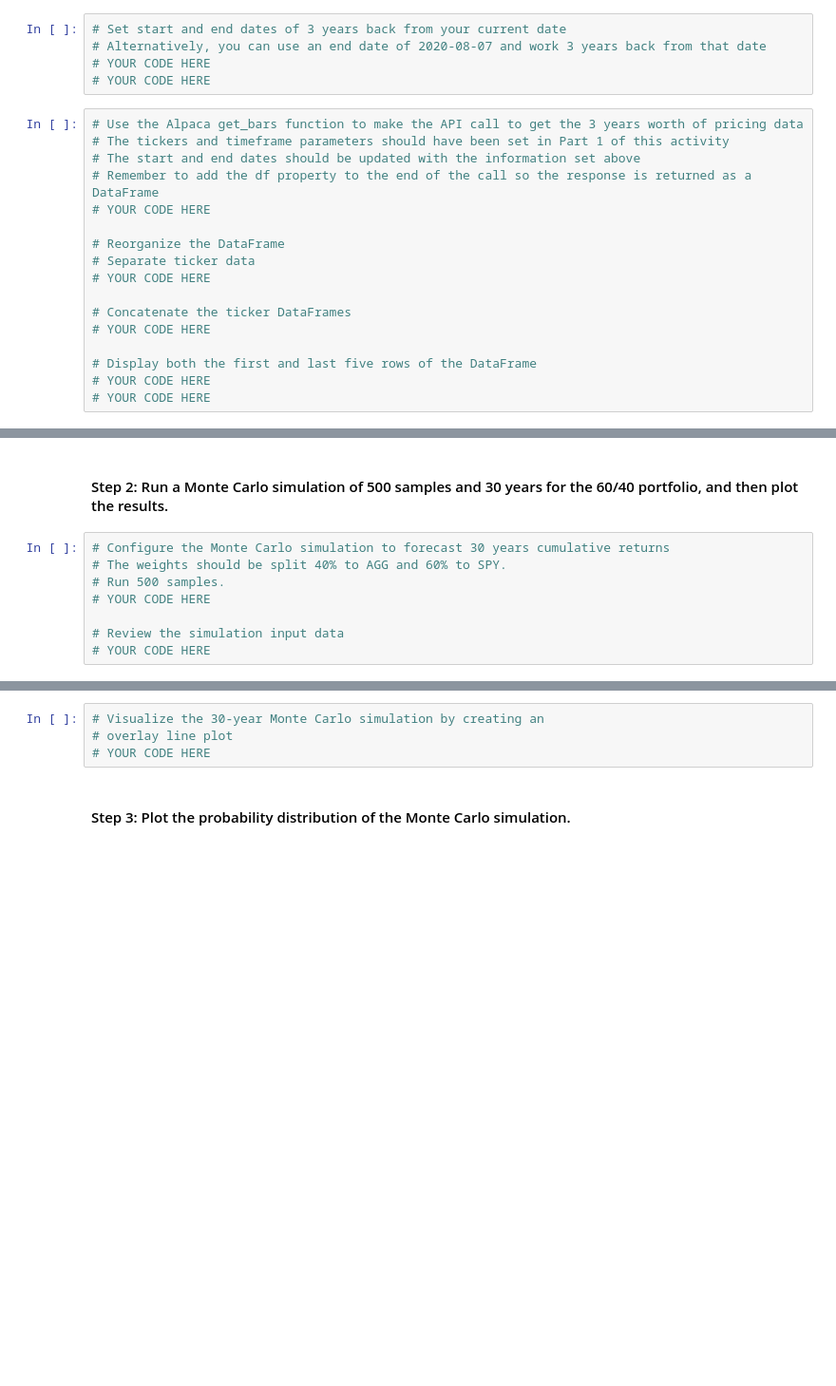
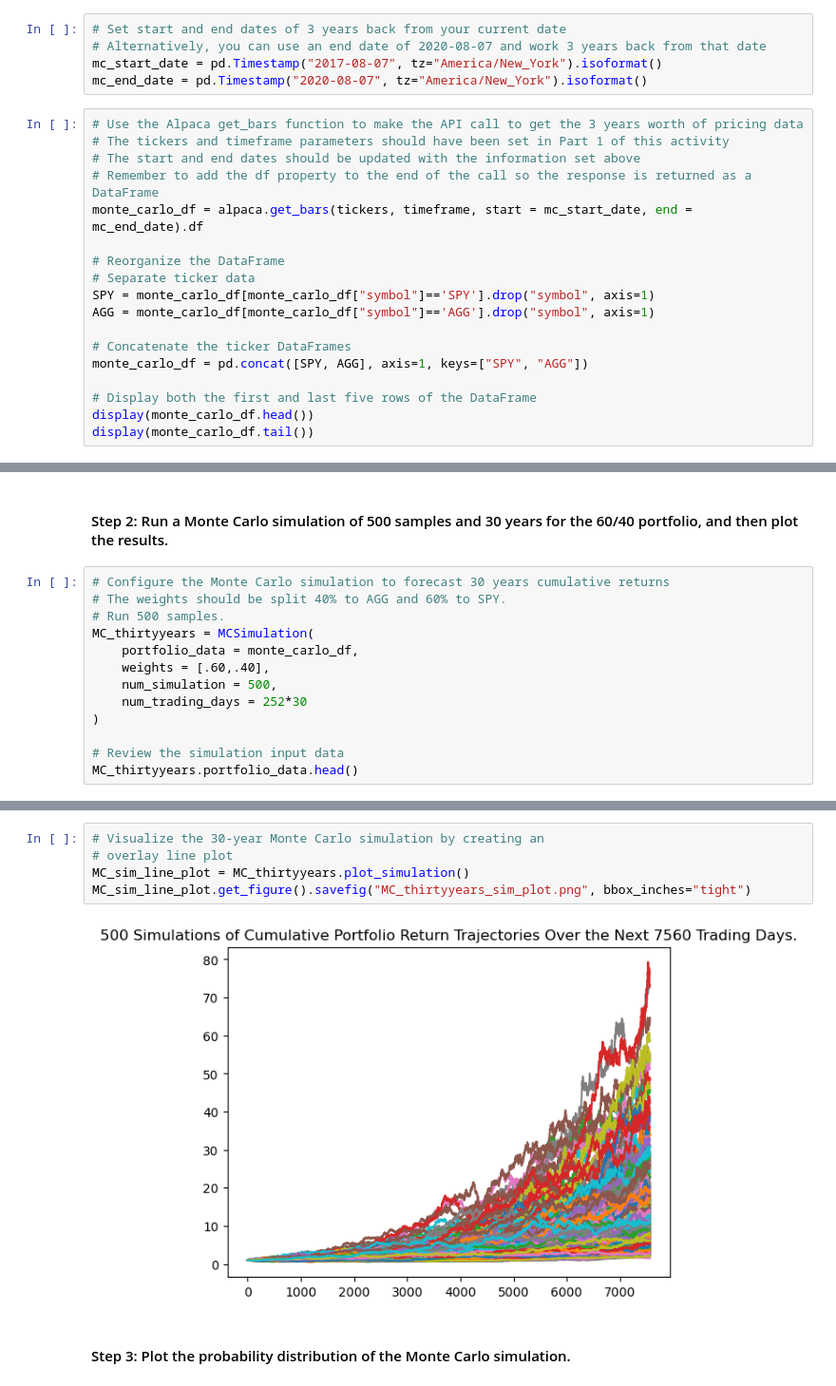
Before and after one commit to Bryan-TranLu/Module05_Challenge, a Jupyter notebook: Starter_Code/financial_planning_tools.ipynb, the cells around one changed output, grey strips where cells are left out. Shown at 95% size. Drawn from its saved outputs; the diff is of its cells as text; blank space fills up the shorter version.

Commit message:
Monte Carlo

```diff
--- a/Starter_Code/financial_planning_tools.ipynb
+++ b/Starter_Code/financial_planning_tools.ipynb
@@ -399,22 +415,23 @@ In this section, you’ll use the MCForecastTools library to create a Monte Carl
 # %%
 # Set start and end dates of 3 years back from your current date
 # Alternatively, you can use an end date of 2020-08-07 and work 3 years back from that date
-# YOUR CODE HERE
-# YOUR CODE HERE
+mc_start_date = pd.Timestamp("2017-08-07", tz="America/New_York").isoformat()
+mc_end_date = pd.Timestamp("2020-08-07", tz="America/New_York").isoformat()
 # %%
 # Use the Alpaca get_bars function to make the API call to get the 3 years worth of pricing data
 # The tickers and timeframe parameters should have been set in Part 1 of this activity
 # The start and end dates should be updated with the information set above
 # Remember to add the df property to the end of the call so the response is returned as a DataFrame
-# YOUR CODE HERE
+monte_carlo_df = alpaca.get_bars(tickers, timeframe, start = mc_start_date, end = mc_end_date).df
 
 # Reorganize the DataFrame
 # Separate ticker data
-# YOUR CODE HERE
+SPY = monte_carlo_df[monte_carlo_df["symbol"]=='SPY'].drop("symbol", axis=1)
+AGG = monte_carlo_df[monte_carlo_df["symbol"]=='AGG'].drop("symbol", axis=1)
 
 # Concatenate the ticker DataFrames
-# YOUR CODE HERE
+monte_carlo_df = pd.concat([SPY, AGG], axis=1, keys=["SPY", "AGG"])
 
 # Display both the first and last five rows of the DataFrame
-# YOUR CODE HERE
-# YOUR CODE HERE
+display(monte_carlo_df.head())
+display(monte_carlo_df.tail())
@@ -424,7 +458,12 @@ In this section, you’ll use the MCForecastTools library to create a Monte Carl
 # Configure the Monte Carlo simulation to forecast 30 years cumulative returns
 # The weights should be split 40% to AGG and 60% to SPY.
 # Run 500 samples.
-# YOUR CODE HERE
+MC_thirtyyears = MCSimulation(
+    portfolio_data = monte_carlo_df,
+    weights = [.60,.40],
+    num_simulation = 500,
+    num_trading_days = 252*30
+)
 
 # Review the simulation input data
-# YOUR CODE HERE
+MC_thirtyyears.portfolio_data.head()
@@ -434,7 +482,10 @@ In this section, you’ll use the MCForecastTools library to create a Monte Carl
 # %%
 # Visualize the 30-year Monte Carlo simulation by creating an
 # overlay line plot
-# YOUR CODE HERE
+MC_sim_line_plot = MC_thirtyyears.plot_simulation()
+MC_sim_line_plot.get_figure().savefig("MC_thirtyyears_sim_plot.png", bbox_inches="tight")
+# %% [output]
+[figure, added]
 # %% [markdown]
 #### Step 3: Plot the probability distribution of the Monte Carlo simulation.
 # %%
```
Also changed, not shown: parts of 12 cells of this notebook.
